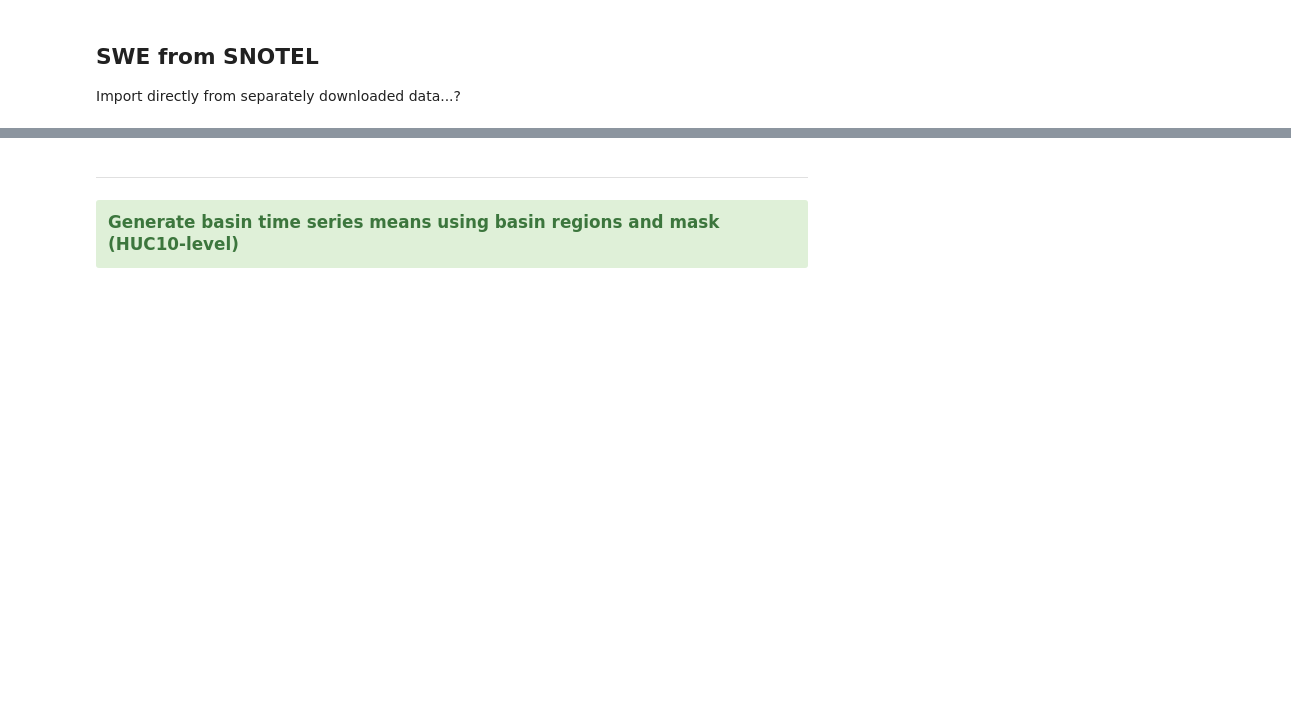
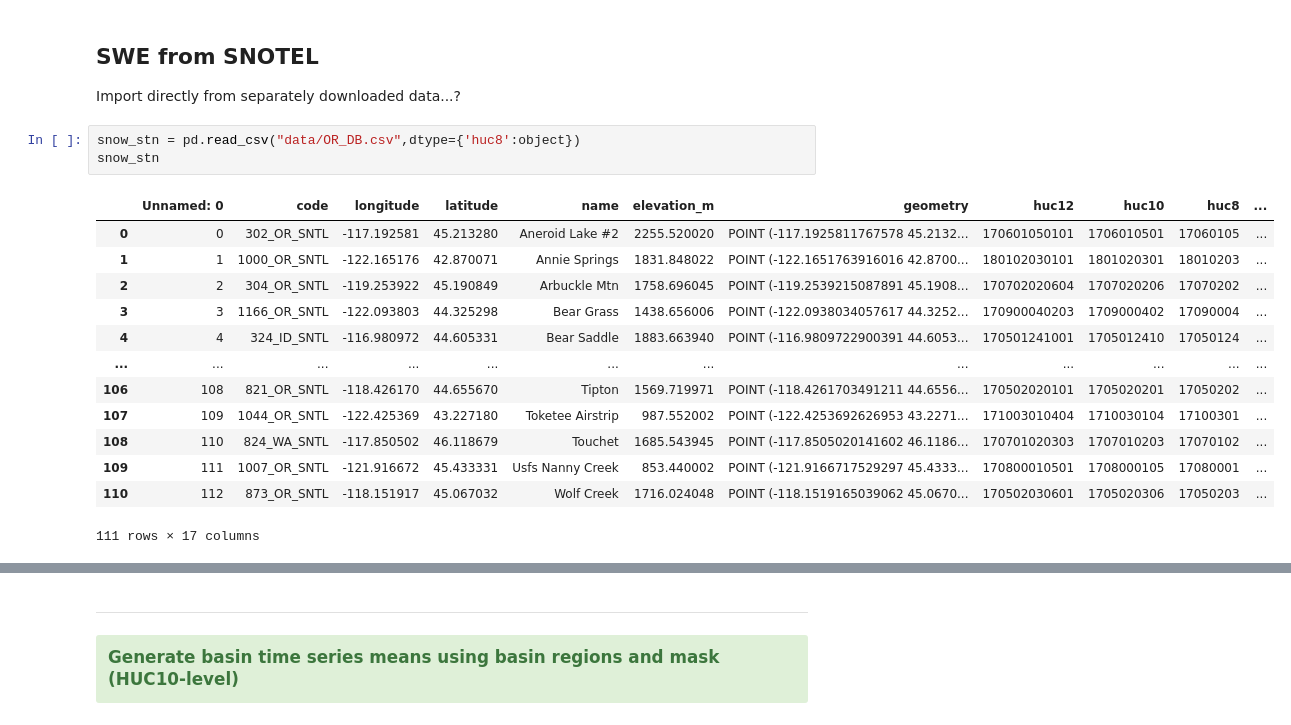
Before and after one commit to waterhackweek/whw2020_snowgw, a Jupyter notebook: mashup_snowGW.ipynb, the cells around one changed output, grey strips where cells are left out. Drawn from its saved outputs; the diff is of its cells as text; blank space fills up the shorter version.

```diff
--- a/mashup_snowGW.ipynb
+++ b/mashup_snowGW.ipynb
@@ -604,3 +634,20 @@ sb_gw.head()
 ## SWE from SNOTEL
 
 Import directly from separately downloaded data...?
+# %%
+snow_stn = pd.read_csv("data/OR_DB.csv",dtype={'huc8':object})
+snow_stn
+# %% [output]
+|  | Unnamed: 0 | code | longitude | latitude | name | elevation_m | geometry | huc12 | huc10 | huc8 | ... |
+| 0 | 0 | 302_OR_SNTL | -117.192581 | 45.213280 | Aneroid Lake #2 | 2255.520020 | POINT (-117.1925811767578 45.2132... | 170601050101 | 1706010501 | 17060105 | ... |
+| 1 | 1 | 1000_OR_SNTL | -122.165176 | 42.870071 | Annie Springs | 1831.848022 | POINT (-122.1651763916016 42.8700... | 180102030101 | 1801020301 | 18010203 | ... |
+| 2 | 2 | 304_OR_SNTL | -119.253922 | 45.190849 | Arbuckle Mtn | 1758.696045 | POINT (-119.2539215087891 45.1908... | 170702020604 | 1707020206 | 17070202 | ... |
+| 3 | 3 | 1166_OR_SNTL | -122.093803 | 44.325298 | Bear Grass | 1438.656006 | POINT (-122.0938034057617 44.3252... | 170900040203 | 1709000402 | 17090004 | ... |
+| 4 | 4 | 324_ID_SNTL | -116.980972 | 44.605331 | Bear Saddle | 1883.663940 | POINT (-116.9809722900391 44.6053... | 170501241001 | 1705012410 | 17050124 | ... |
+| ... | ... | ... | ... | ... | ... | ... | ... | ... | ... | ... | ... |
+| 106 | 108 | 821_OR_SNTL | -118.426170 | 44.655670 | Tipton | 1569.719971 | POINT (-118.4261703491211 44.6556... | 170502020101 | 1705020201 | 17050202 | ... |
+| 107 | 109 | 1044_OR_SNTL | -122.425369 | 43.227180 | Toketee Airstrip | 987.552002 | POINT (-122.4253692626953 43.2271... | 171003010404 | 1710030104 | 17100301 | ... |
+| 108 | 110 | 824_WA_SNTL | -117.850502 | 46.118679 | Touchet | 1685.543945 | POINT (-117.8505020141602 46.1186... | 170701020303 | 1707010203 | 17070102 | ... |
+| 109 | 111 | 1007_OR_SNTL | -121.916672 | 45.433331 | Usfs Nanny Creek | 853.440002 | POINT (-121.9166717529297 45.4333... | 170800010501 | 1708000105 | 17080001 | ... |
+| 110 | 112 | 873_OR_SNTL | -118.151917 | 45.067032 | Wolf Creek | 1716.024048 | POINT (-118.1519165039062 45.0670... | 170502030601 | 1705020306 | 17050203 | ... |
+111 rows × 17 columns
```
Also changed, not shown: parts of 12 cells of this notebook.
